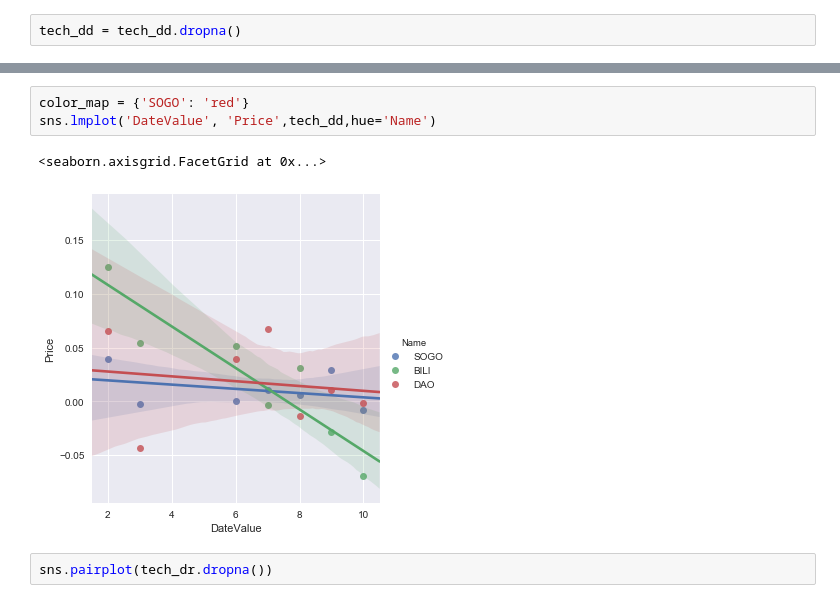
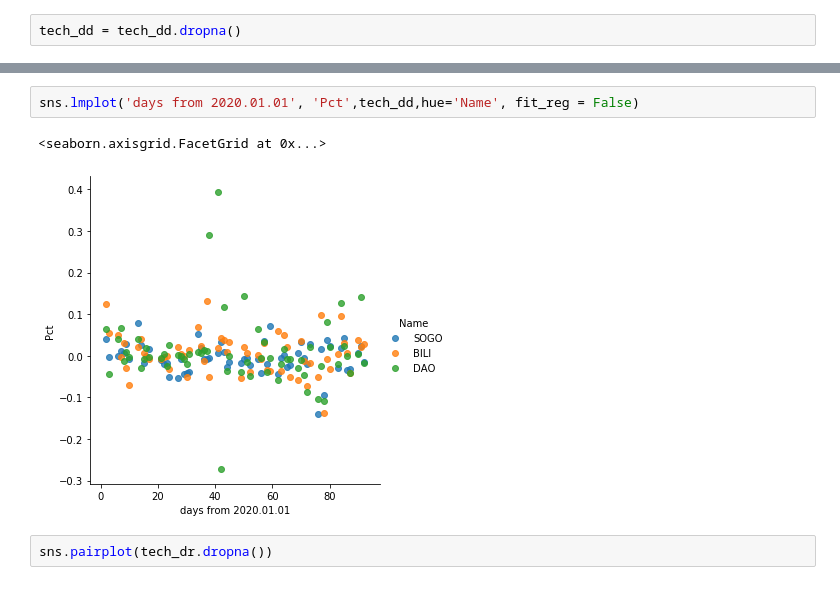
Before and after one commit to cin-derella/python_datascience, a Jupyter notebook: L7/L07C04_Project_2.ipynb, the cells around one changed output, grey strips where cells are left out. Cells and saved outputs as stored; diff of their text form.

```diff
--- a/L7/L07C04_Project_2.ipynb
+++ b/L7/L07C04_Project_2.ipynb
@@ -150,9 +166,8 @@ tech_dd
-# %%
-color_map = {'SOGO': 'red'}
-sns.lmplot('DateValue', 'Price',tech_dd,hue='Name')
-# %% [output]
-<seaborn.axisgrid.FacetGrid at 0x...>
-[figure, removed]
+# %%
+sns.lmplot('days from 2020.01.01', 'Pct',tech_dd,hue='Name', fit_reg = False)
+# %% [output]
+<seaborn.axisgrid.FacetGrid at 0x...>
+[figure, added]
 # %%
 sns.pairplot(tech_dr.dropna())
 # %% [output]
```
Also changed, not shown: parts of 7 cells of this notebook, 4 other files.
